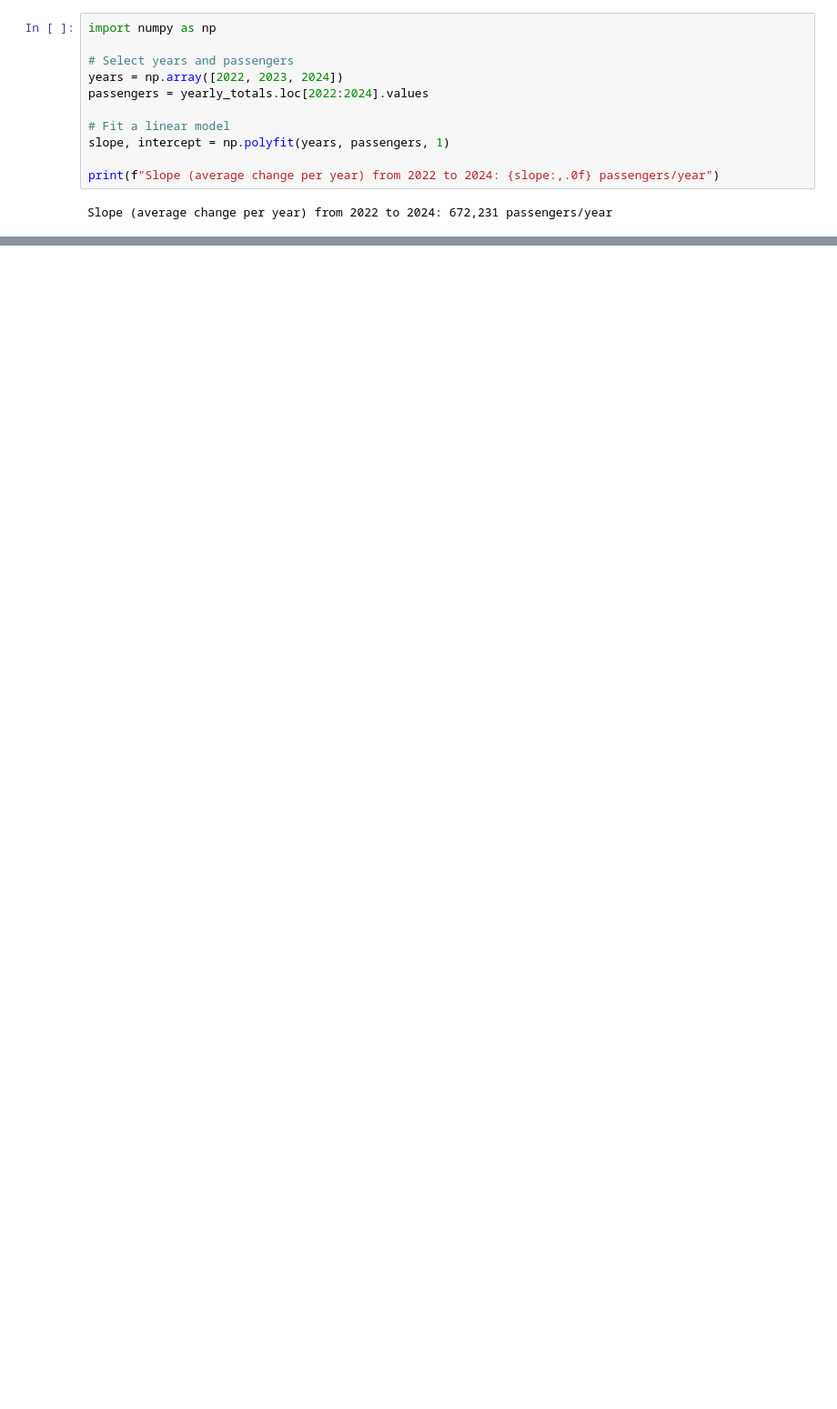
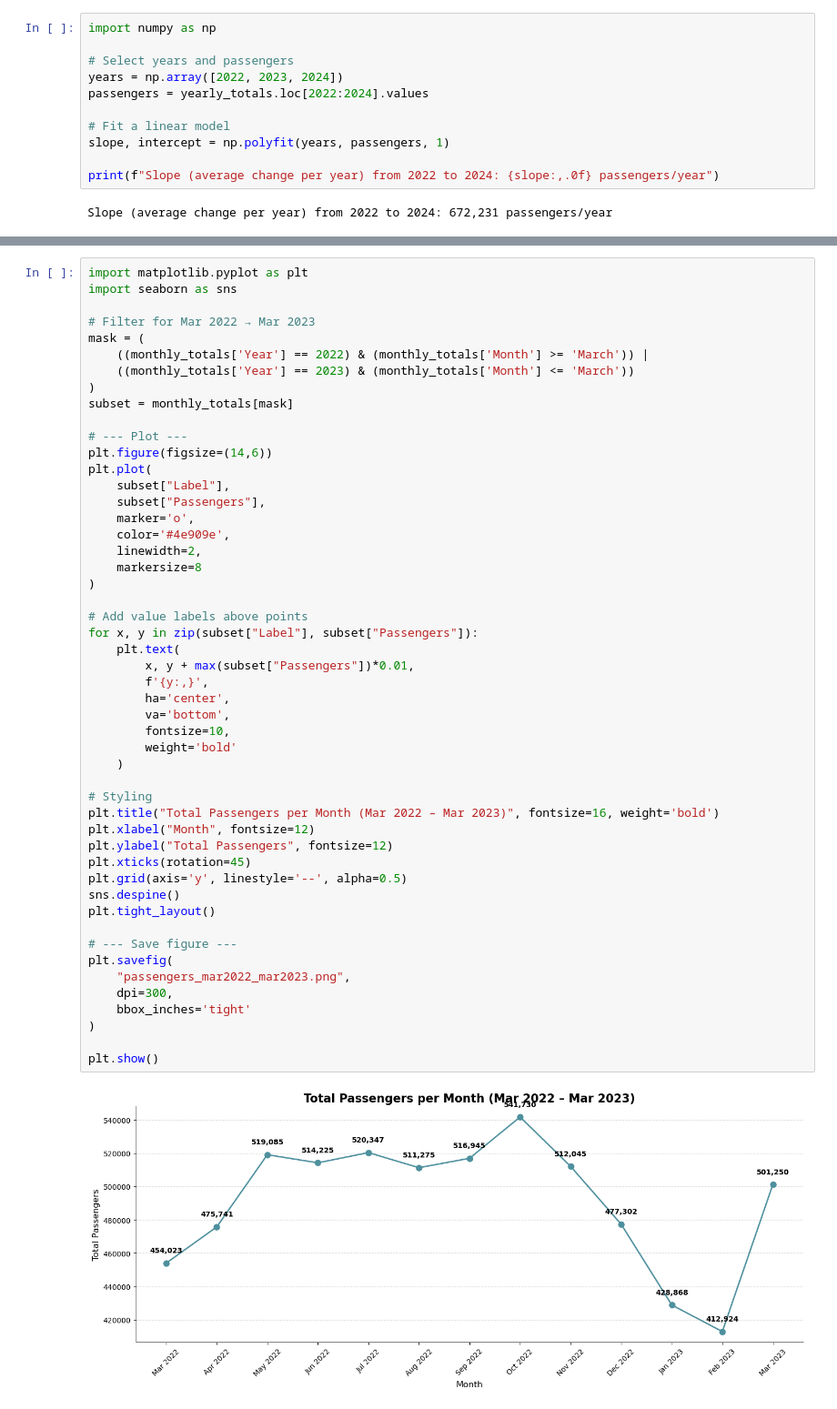
Before and after one commit to doom-boy/Ontario-Competition-Project, a Jupyter notebook: Passenger_Statistics.ipynb, the cells around one changed output, grey strips where cells are left out. Shown at 91% size. Saved outputs shown, nothing was run; the diff lists cells and outputs as text; blank space fills up the shorter version.

```diff
--- a/Passenger_Statistics.ipynb
+++ b/Passenger_Statistics.ipynb
@@ -315,0 +571,52 @@ Slope (average change per year) from 2022 to 2024: 672,231 passengers/year
+# %%
+import matplotlib.pyplot as plt
+import seaborn as sns
+
+# Filter for Mar 2022 → Mar 2023
+mask = (
+    ((monthly_totals['Year'] == 2022) & (monthly_totals['Month'] >= 'March')) |
+    ((monthly_totals['Year'] == 2023) & (monthly_totals['Month'] <= 'March'))
+)
+subset = monthly_totals[mask]
+
+# --- Plot ---
+plt.figure(figsize=(14,6))
+plt.plot(
+    subset["Label"],
+    subset["Passengers"],
+    marker='o',
+    color='#4e909e',
+    linewidth=2,
+    markersize=8
+)
+
+# Add value labels above points
+for x, y in zip(subset["Label"], subset["Passengers"]):
+    plt.text(
+        x, y + max(subset["Passengers"])*0.01,
+        f'{y:,}',
+        ha='center',
+        va='bottom',
+        fontsize=10,
+        weight='bold'
+    )
+
+# Styling
+plt.title("Total Passengers per Month (Mar 2022 – Mar 2023)", fontsize=16, weight='bold')
+plt.xlabel("Month", fontsize=12)
+plt.ylabel("Total Passengers", fontsize=12)
+plt.xticks(rotation=45)
+plt.grid(axis='y', linestyle='--', alpha=0.5)
+sns.despine()
+plt.tight_layout()
+
+# --- Save figure ---
+plt.savefig(
+    "passengers_mar2022_mar2023.png",
+    dpi=300,
+    bbox_inches='tight'
+)
+
+plt.show()
+# %% [output]
+[figure, added]
```
Also changed, not shown: parts of 7 cells of this notebook, 11 other files.
